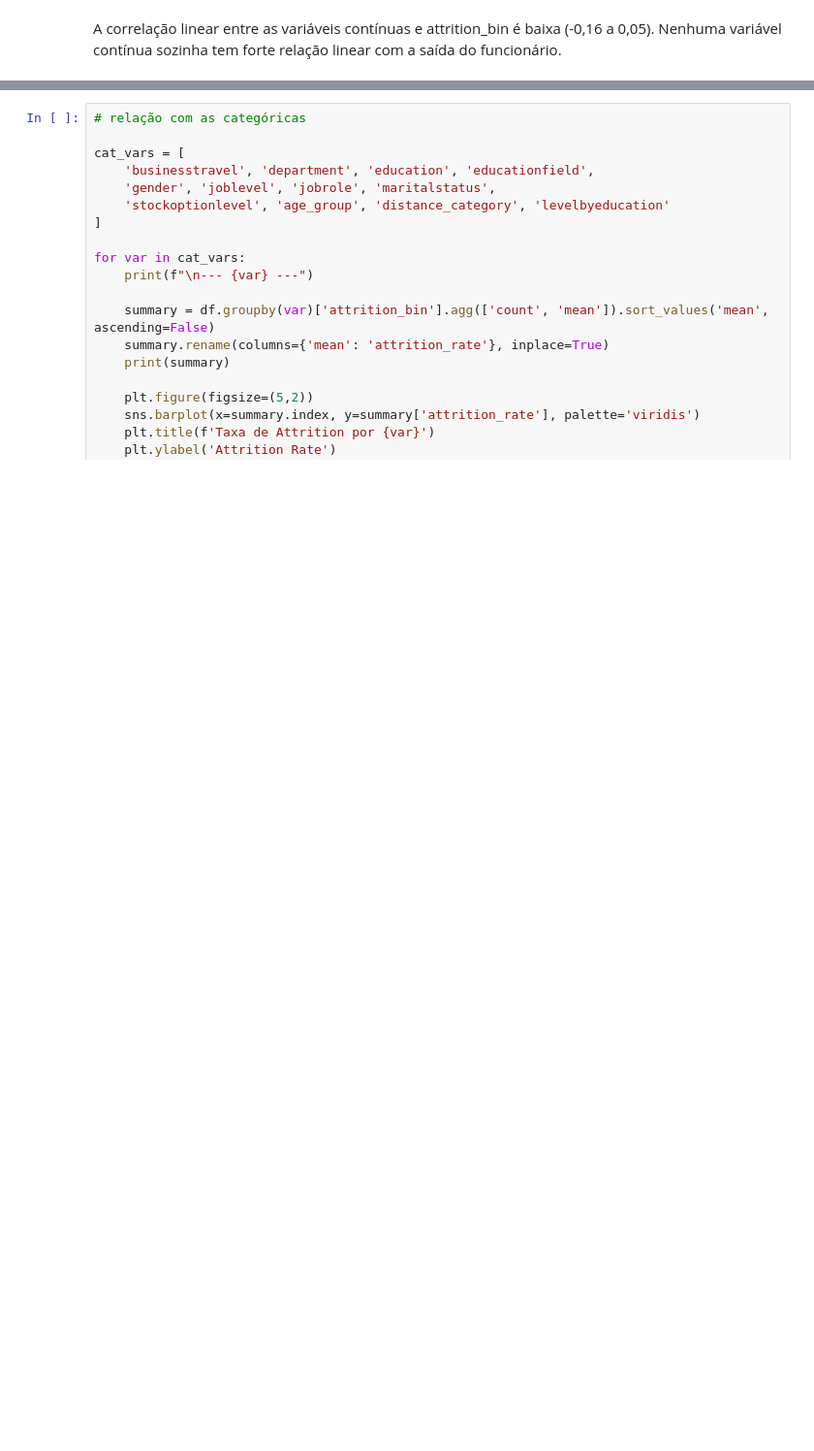
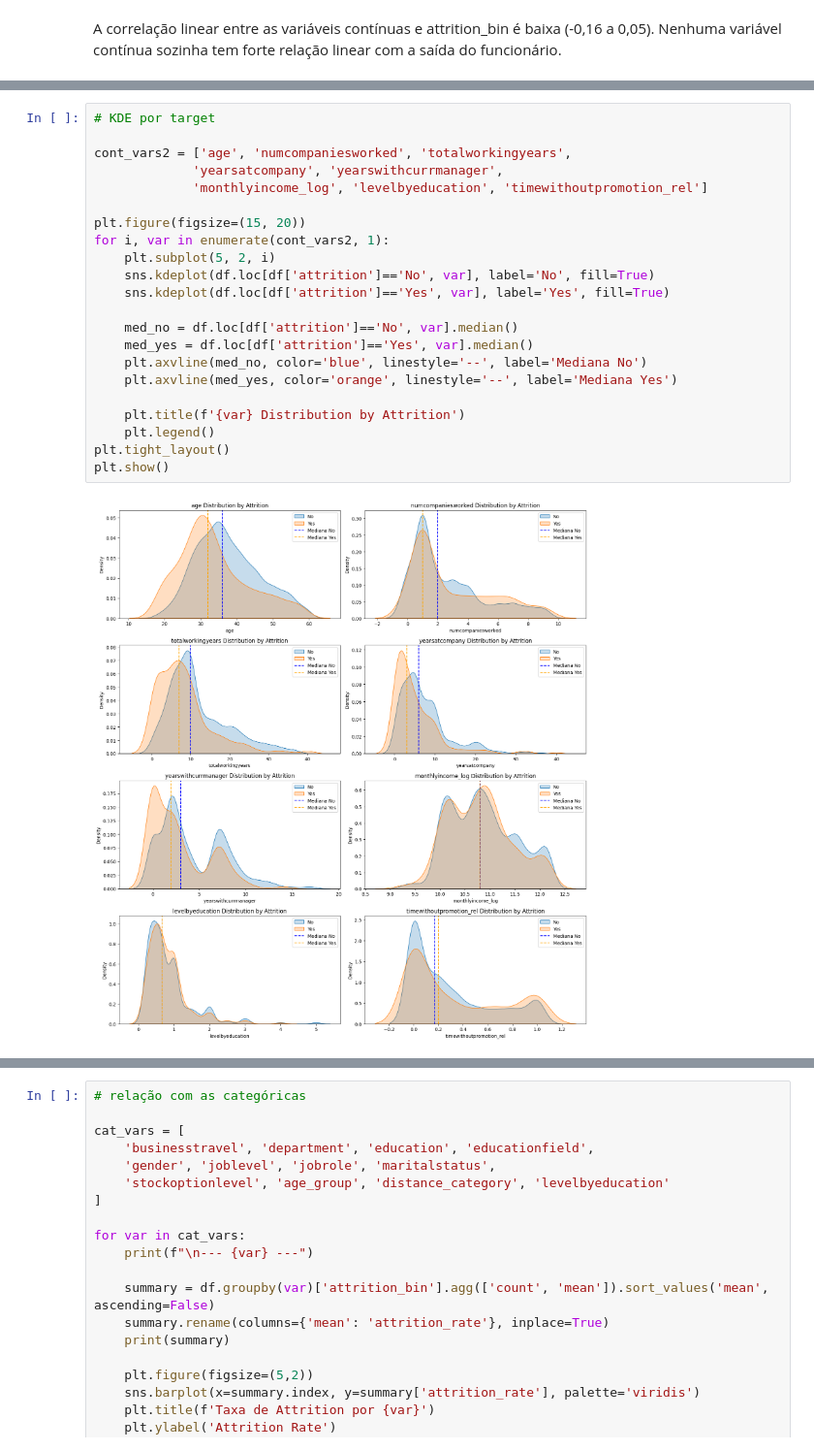
Before and after one commit to 4L4N4F/4L4N4F, a Jupyter notebook: notebooks/01_exploracao.ipynb, the cells around one changed output, grey strips where cells are left out. Shown at 97% size. Drawn from its saved outputs; the diff is of its cells as text; blank space fills up the shorter version.

```diff
--- a/notebooks/01_exploracao.ipynb
+++ b/notebooks/01_exploracao.ipynb
@@ -104,0 +134,24 @@ A correlação linear entre as variáveis contínuas e attrition_bin é baixa (-
+# %%
+# KDE por target
+
+cont_vars2 = ['age', 'numcompaniesworked', 'totalworkingyears',
+             'yearsatcompany', 'yearswithcurrmanager',
+             'monthlyincome_log', 'levelbyeducation', 'timewithoutpromotion_rel']
+
+plt.figure(figsize=(15, 20))
+for i, var in enumerate(cont_vars2, 1):
+    plt.subplot(5, 2, i)
+    sns.kdeplot(df.loc[df['attrition']=='No', var], label='No', fill=True)
+    sns.kdeplot(df.loc[df['attrition']=='Yes', var], label='Yes', fill=True)
+
+    med_no = df.loc[df['attrition']=='No', var].median()
+    med_yes = df.loc[df['attrition']=='Yes', var].median()
+    plt.axvline(med_no, color='blue', linestyle='--', label='Mediana No')
+    plt.axvline(med_yes, color='orange', linestyle='--', label='Mediana Yes')
+
+    plt.title(f'{var} Distribution by Attrition')
+    plt.legend()
+plt.tight_layout()
+plt.show()
+# %% [output]
+[figure, added]
```
Also changed, not shown: parts of 3 cells of this notebook.
